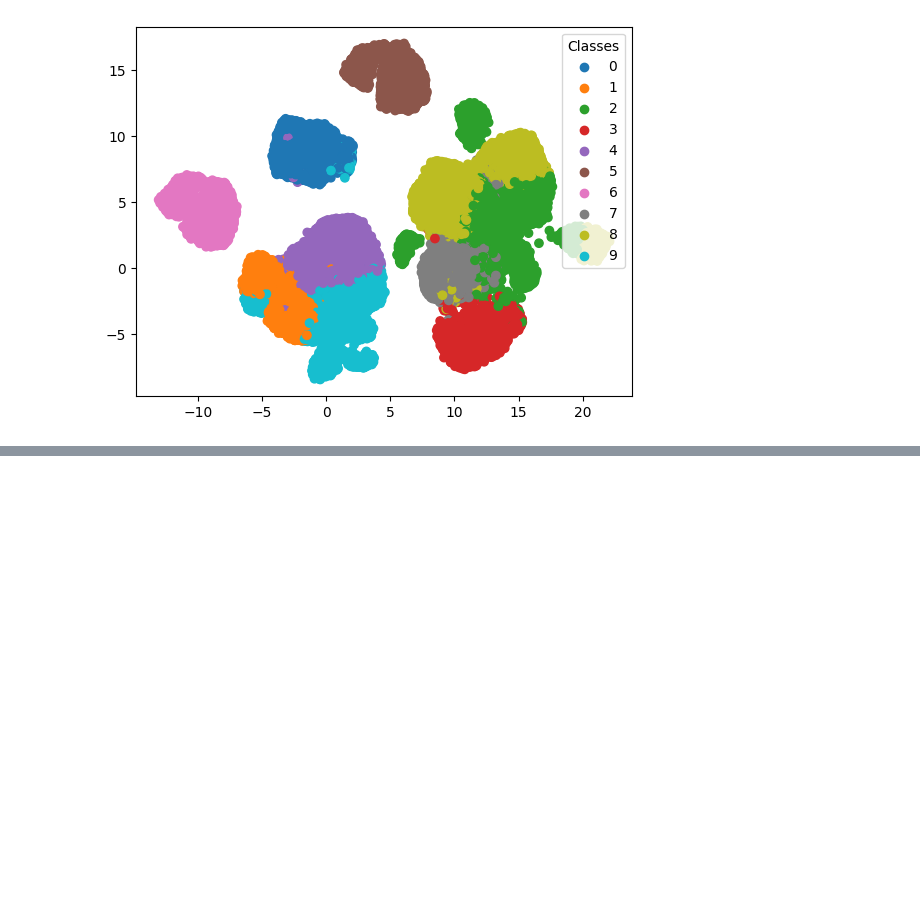
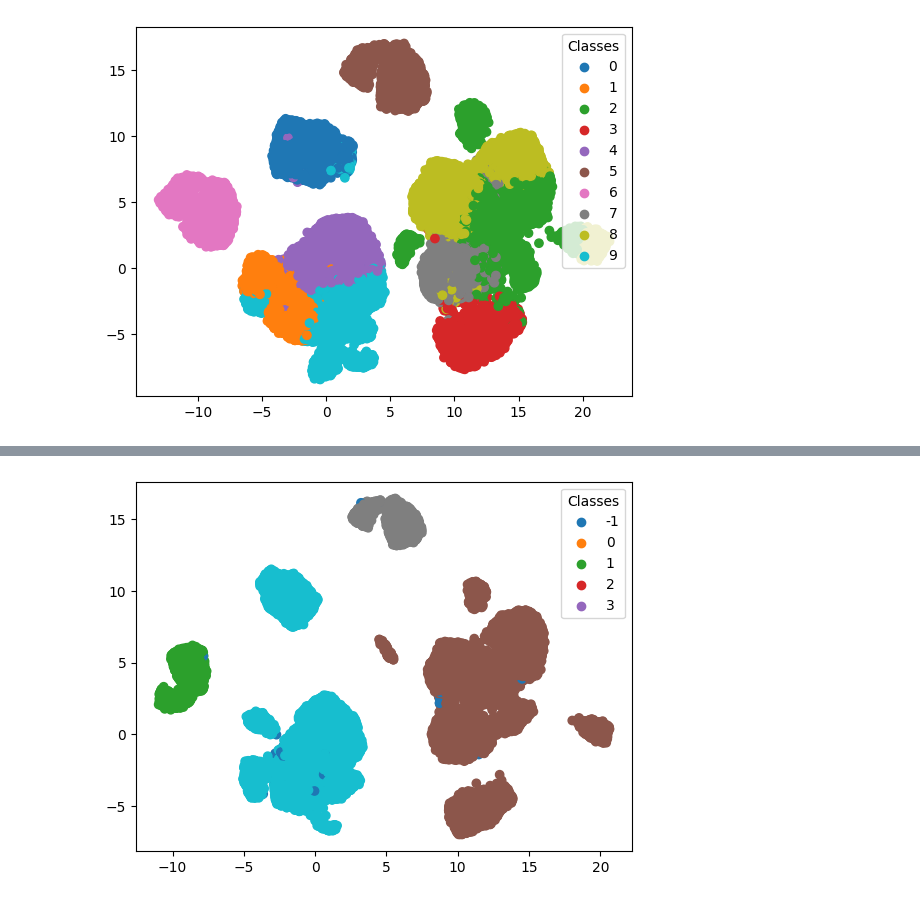
Before and after one commit to JoaoF7/Project-ML, a Jupyter notebook: Preprocessing.ipynb, the cells around one changed output, grey strips where cells are left out. Cells and saved outputs as stored; diff of their text form; code cells hidden in the pictures; blank space fills up the shorter version.

```diff
--- a/Preprocessing.ipynb
+++ b/Preprocessing.ipynb
@@ -486,0 +495,8 @@ visualize_dimensionality_reduction(umap_embedding, cust_prepoc.iloc[:,-3].sort_i
+# %%
+umap_object_3 = umap.UMAP(n_neighbors=100, min_dist=0.5, random_state=0)
+# %%
+umap_embedding_3 = umap_object_3.fit_transform(cust_prepoc.iloc[:, :-3])
+# %%
+visualize_dimensionality_reduction(umap_embedding_3, cust_prepoc.iloc[:,-1].sort_index())
+# %% [output]
+[figure, added]
```
Also changed, not shown: parts of 3 cells of this notebook.
